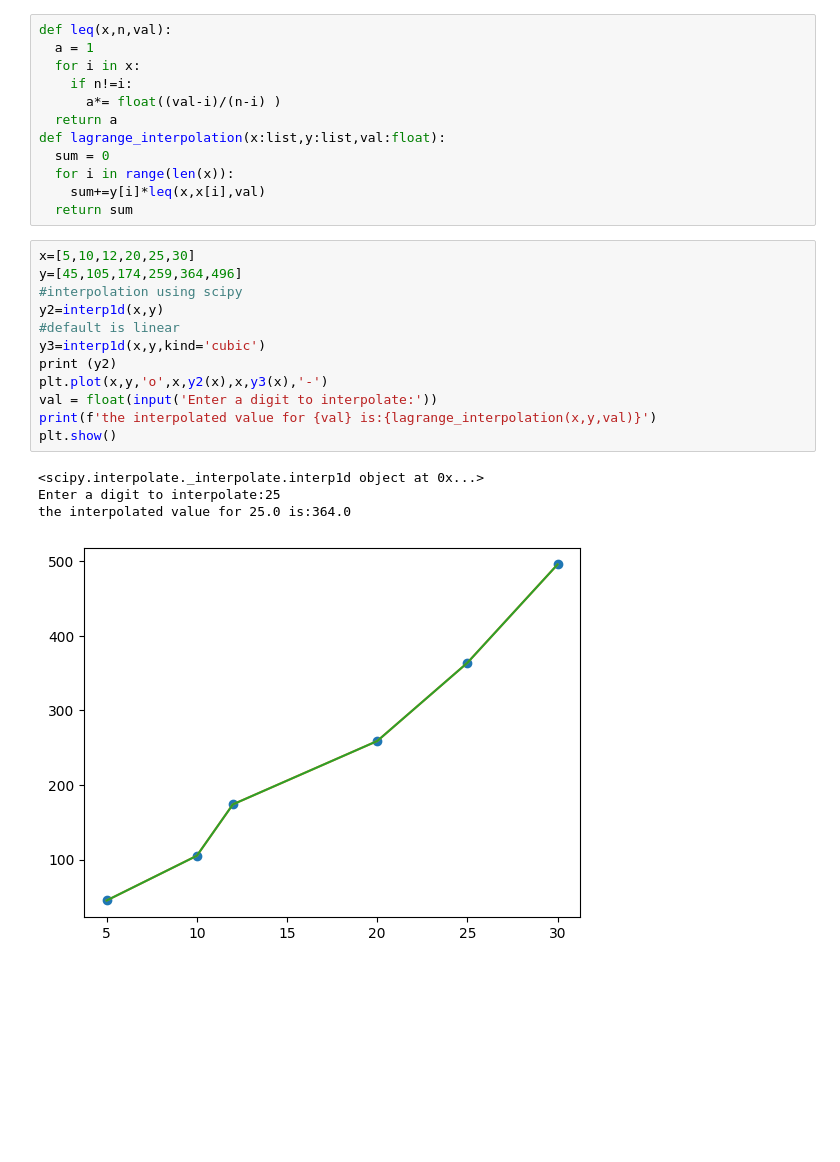
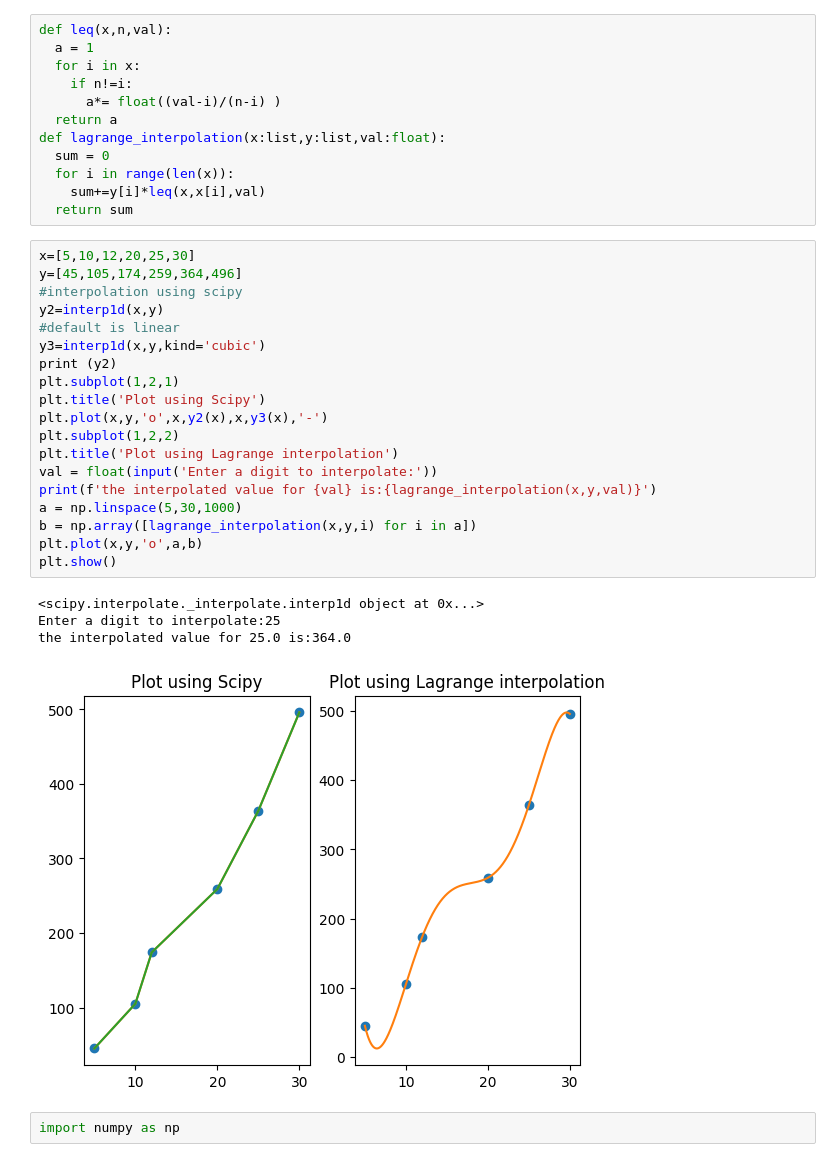
Before and after one commit to Golden-Adreet/Interpolation_Methodes, a Jupyter notebook: Lagrange_Interpolation.ipynb, the cells around one changed output. Drawn from its saved outputs; the diff is of its cells as text; blank space fills up the shorter version.

```diff
--- a/Lagrange_Interpolation.ipynb
+++ b/Lagrange_Interpolation.ipynb
@@ -18,17 +18,26 @@ def lagrange_interpolation(x:list,y:list,val:float):
 # %%
 x=[5,10,12,20,25,30]
 y=[45,105,174,259,364,496]
 #interpolation using scipy
 y2=interp1d(x,y)
 #default is linear
 y3=interp1d(x,y,kind='cubic')
 print (y2)
+plt.subplot(1,2,1)
+plt.title('Plot using Scipy')
 plt.plot(x,y,'o',x,y2(x),x,y3(x),'-')
+plt.subplot(1,2,2)
+plt.title('Plot using Lagrange interpolation')
 val = float(input('Enter a digit to interpolate:'))
 print(f'the interpolated value for {val} is:{lagrange_interpolation(x,y,val)}')
+a = np.linspace(5,30,1000)
+b = np.array([lagrange_interpolation(x,y,i) for i in a])
+plt.plot(x,y,'o',a,b)
 plt.show()
 # %% [output]
 <scipy.interpolate._interpolate.interp1d object at 0x...>
 Enter a digit to interpolate:25
 the interpolated value for 25.0 is:364.0
-[figure, old version]
+[figure, new version]
+# %%
+import numpy as np
```
Also changed, not shown: parts of 2 cells of this notebook.
